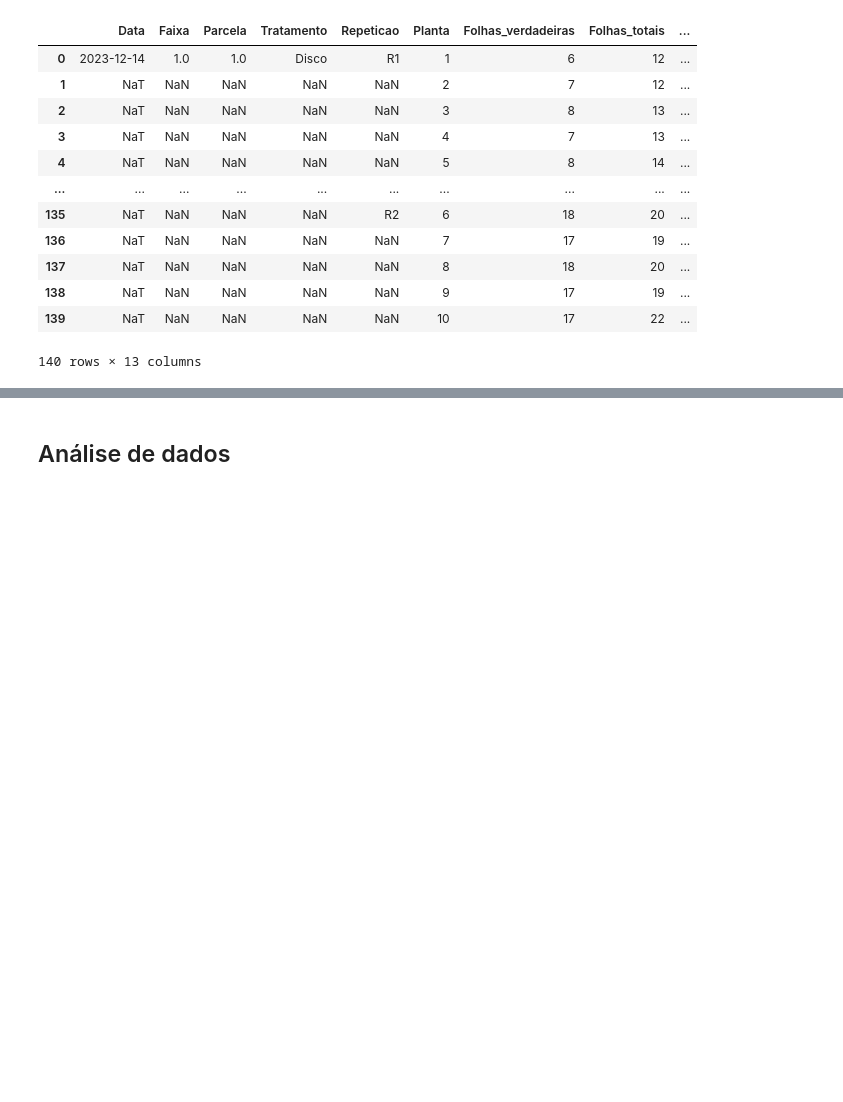
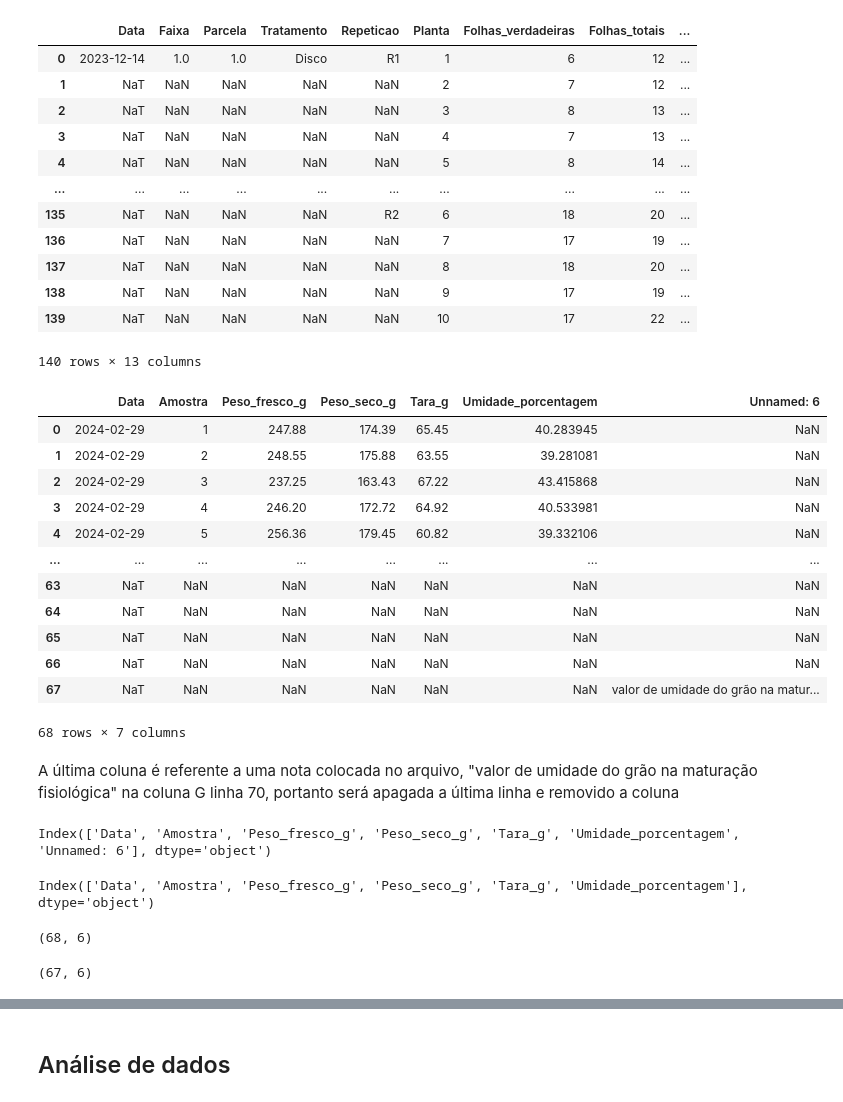
Before and after one commit to FabioVCoelho/mestrado, a Jupyter notebook: Machine Learning/Project_1/notebooks/00_exploracao_dados.ipynb, the cells around one changed output, grey strips where cells are left out. Saved outputs shown, nothing was run; the diff lists cells and outputs as text; code cells hidden in the pictures; blank space fills up the shorter version.

```diff
--- a/Machine Learning/Project_1/notebooks/00_exploracao_dados.ipynb
+++ b/Machine Learning/Project_1/notebooks/00_exploracao_dados.ipynb
@@ -190,7 +190,7 @@ O primeiro passo para a análise dos dados é ler as tabelas e avaliar os compor
 # %%
 list_where_second_line_is_header= ["Espigas.xlsx", "Altura plantas.xlsx", "Fenologia inicial.xlsx", "Fenologia completa.xlsx"]
 list_where_forth_line_is_header = ["Pesos.xlsx"]
-list_where_first_line_is_header = ["Umidade de graos para maturidade.xlsx", "Maturidade fisiologica.xlsx"]
+list_where_first_line_is_header = ["Umidade de graos para maturidade.xlsx", "Maturidade fisiologica.xlsx", "Umidade a partir do ponto pamonha.xlsx"]
 def read_excel_safe(path):
     try:
         # If your using linux change this split for the "/"
@@ -218,7 +218,8 @@ files = {
     'Pesos': 'Pesos.xlsx',
     'Fenologia_inicial': 'Fenologia inicial.xlsx',
     'Fenologia_completa': 'Fenologia completa.xlsx',
-    'Maturidade_fisiologica': 'Maturidade fisiologica.xlsx'
+    'Maturidade_fisiologica': 'Maturidade fisiologica.xlsx',
+    'Estresse_planta': 'estresse planta.xlsx',
 }
 
 loaded = {}
@@ -732,3 +729,25 @@ loaded["Fenologia_inicial"]
 | 138 | NaT | NaN | NaN | NaN | NaN | 9 | 17 | 19 | ... |
 | 139 | NaT | NaN | NaN | NaN | NaN | 10 | 17 | 22 | ... |
 140 rows × 13 columns
+# %%
+loaded["Umidade_a_partir_do_ponto_pamonha"]
+# %% [output]
+|  | Data | Amostra | Peso_fresco_g | Peso_seco_g | Tara_g | Umidade_porcentagem | Unnamed: 6 |
+| 0 | 2024-02-29 | 1 | 247.88 | 174.39 | 65.45 | 40.283945 | NaN |
+| 1 | 2024-02-29 | 2 | 248.55 | 175.88 | 63.55 | 39.281081 | NaN |
+| 2 | 2024-02-29 | 3 | 237.25 | 163.43 | 67.22 | 43.415868 | NaN |
+| 3 | 2024-02-29 | 4 | 246.20 | 172.72 | 64.92 | 40.533981 | NaN |
+| 4 | 2024-02-29 | 5 | 256.36 | 179.45 | 60.82 | 39.332106 | NaN |
+| ... | ... | ... | ... | ... | ... | ... | ... |
+| 63 | NaT | NaN | NaN | NaN | NaN | NaN | NaN |
+| 64 | NaT | NaN | NaN | NaN | NaN | NaN | NaN |
+| 65 | NaT | NaN | NaN | NaN | NaN | NaN | NaN |
+| 66 | NaT | NaN | NaN | NaN | NaN | NaN | NaN |
+| 67 | NaT | NaN | NaN | NaN | NaN | NaN | valor de umidade do grão na matur... |
+68 rows × 7 columns
+# %% [markdown]
+A última coluna é referente a uma nota colocada no arquivo, "valor de umidade do grão na maturação fisiológica" na coluna G linha 70, portanto será apagada a última linha e removido a coluna
+# %%
+loaded["Umidade_a_partir_do_ponto_pamonha"].columns
+# %% [output]
+Index(['Data', 'Amostra', 'Peso_fresco_g', 'Peso_seco_g', 'Tara_g', 'Umidade_porcentagem', 'Unnamed: 6'], dtype='object')
@@ -734,0 +756,8 @@ loaded["Fenologia_inicial"]
+# %%
+loaded["Umidade_a_partir_do_ponto_pamonha"].columns
+# %% [output]
+Index(['Data', 'Amostra', 'Peso_fresco_g', 'Peso_seco_g', 'Tara_g', 'Umidade_porcentagem'], dtype='object')
+# %%
+loaded["Umidade_a_partir_do_ponto_pamonha"].shape
+# %% [output]
+(68, 6)
@@ -734,0 +766,4 @@ loaded["Fenologia_inicial"]
+# %%
+loaded["Umidade_a_partir_do_ponto_pamonha"].shape
+# %% [output]
+(67, 6)
```
Also changed, not shown: parts of 21 cells of this notebook, 4 other files.
